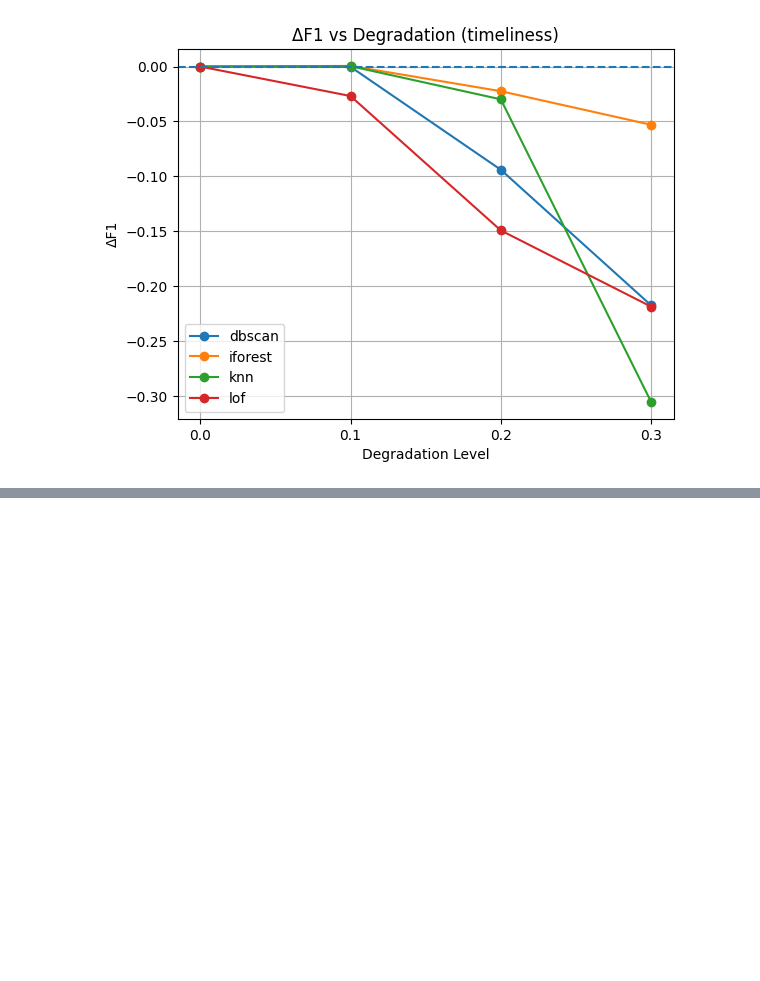
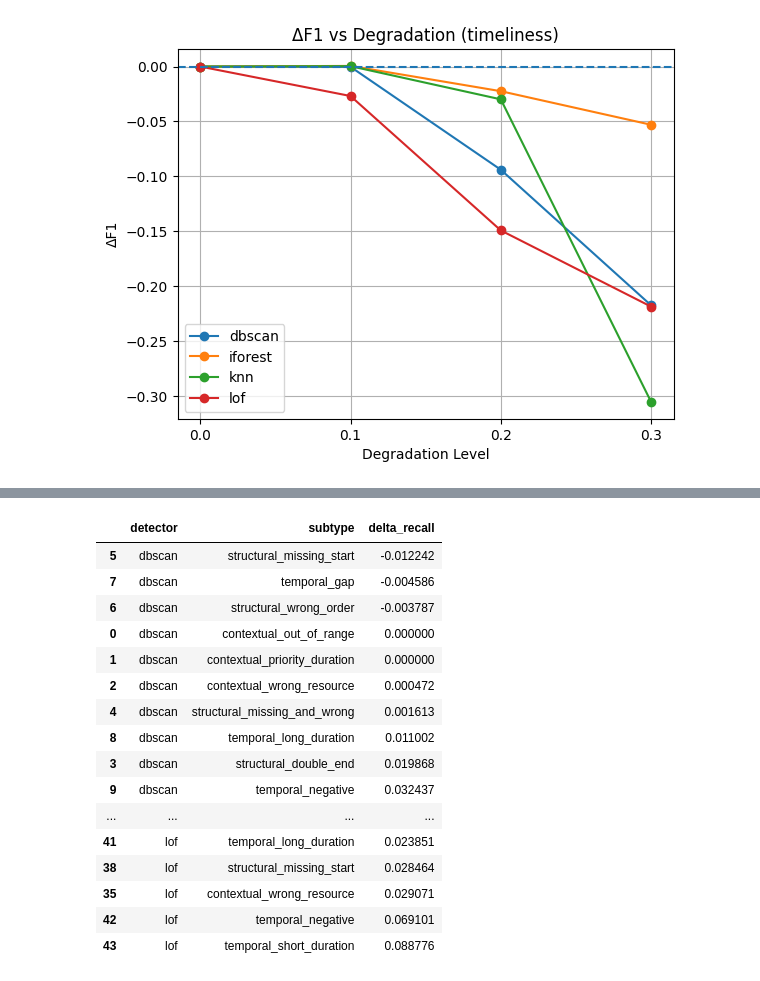
Before and after one commit to andreasdarsa/Data-Quality-Impact-on-Business-Process-Anomaly-Detection, a Jupyter notebook: experiments/analysis.ipynb, the cells around one changed output, grey strips where cells are left out. Cells and saved outputs as stored; diff of their text form; code cells hidden in the pictures; blank space fills up the shorter version.

```diff
--- a/experiments/analysis.ipynb
+++ b/experiments/analysis.ipynb
@@ -323,0 +444,21 @@ for subtype in subtype_df["subtype"].unique():
+# %%
+baseline_recall = (
+    subtype_stats[subtype_stats["level"] == 0.0]
+    .groupby(["dimension", "detector", "subtype"])["recall_mean"]
+    .mean()
+)
+
+delta_rows = []
+
+for _, row in subtype_stats.iterrows():
+    base = baseline_recall.loc[
+        (row["dimension"], row["detector"], row["subtype"])
+    ]
+
+    delta_rows.append({
+        **row.to_dict(),
+        "delta_recall": row["recall_mean"] - base,
+    })
+
+delta_subtype_stats = pd.DataFrame(delta_rows)
+delta_subtype_stats.head()
@@ -323,0 +555,28 @@ for subtype in subtype_df["subtype"].unique():
+# %%
+detector_subtype_ranking = (
+    delta_subtype_stats[delta_subtype_stats["level"] > 0.0]
+    .groupby(["detector", "subtype"])["delta_recall"]
+    .mean()
+    .reset_index()
+    .sort_values(["detector", "delta_recall"])
+)
+
+detector_subtype_ranking
+# %% [output]
+|  | detector | subtype | delta_recall |
+| 5 | dbscan | structural_missing_start | -0.012242 |
+| 7 | dbscan | temporal_gap | -0.004586 |
+| 6 | dbscan | structural_wrong_order | -0.003787 |
+| 0 | dbscan | contextual_out_of_range | 0.000000 |
+| 1 | dbscan | contextual_priority_duration | 0.000000 |
+| 2 | dbscan | contextual_wrong_resource | 0.000472 |
+| 4 | dbscan | structural_missing_and_wrong | 0.001613 |
+| 8 | dbscan | temporal_long_duration | 0.011002 |
+| 3 | dbscan | structural_double_end | 0.019868 |
+| 9 | dbscan | temporal_negative | 0.032437 |
+| ... | ... | ... | ... |
+| 41 | lof | temporal_long_duration | 0.023851 |
+| 38 | lof | structural_missing_start | 0.028464 |
+| 35 | lof | contextual_wrong_resource | 0.029071 |
+| 42 | lof | temporal_negative | 0.069101 |
+| 43 | lof | temporal_short_duration | 0.088776 |
```
Also changed, not shown: parts of 26 cells of this notebook, 1 other file.
